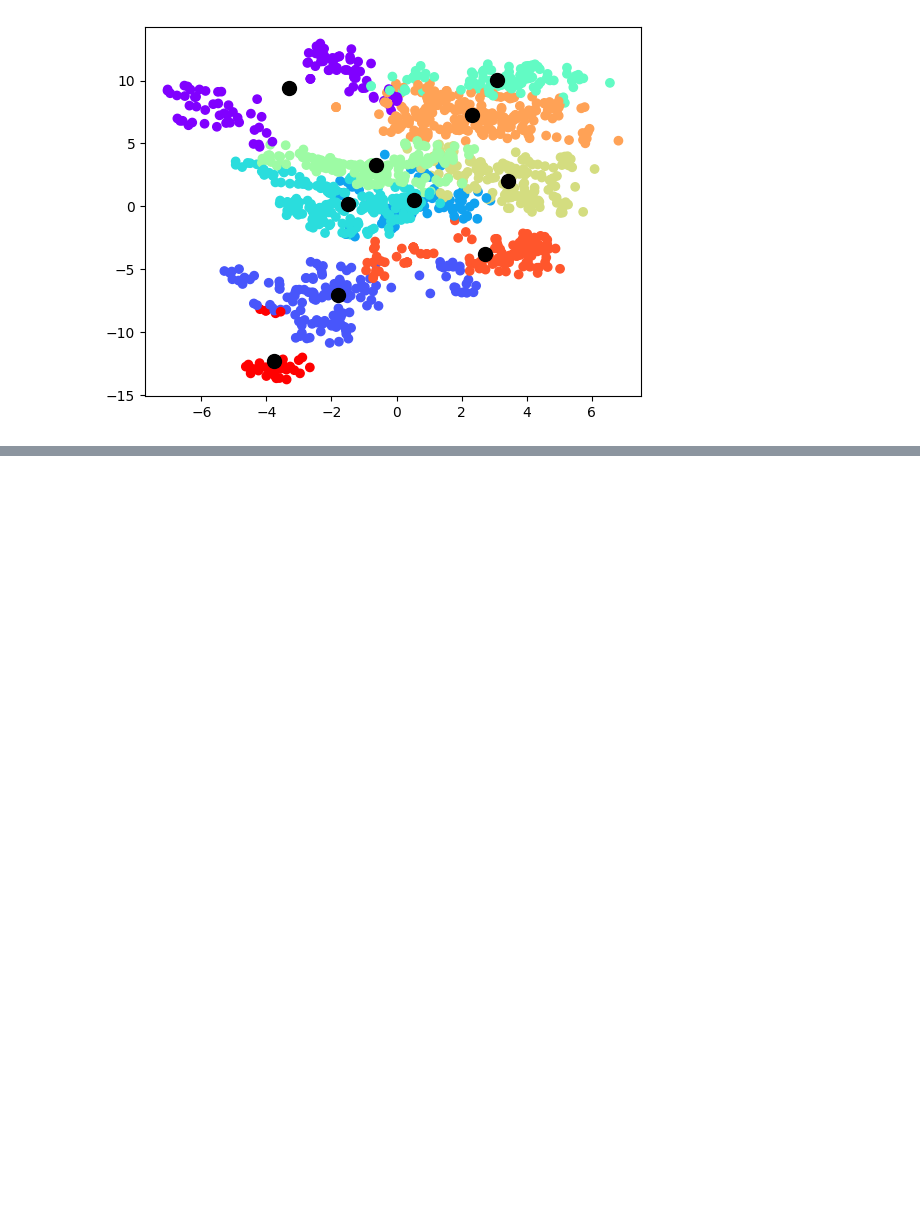
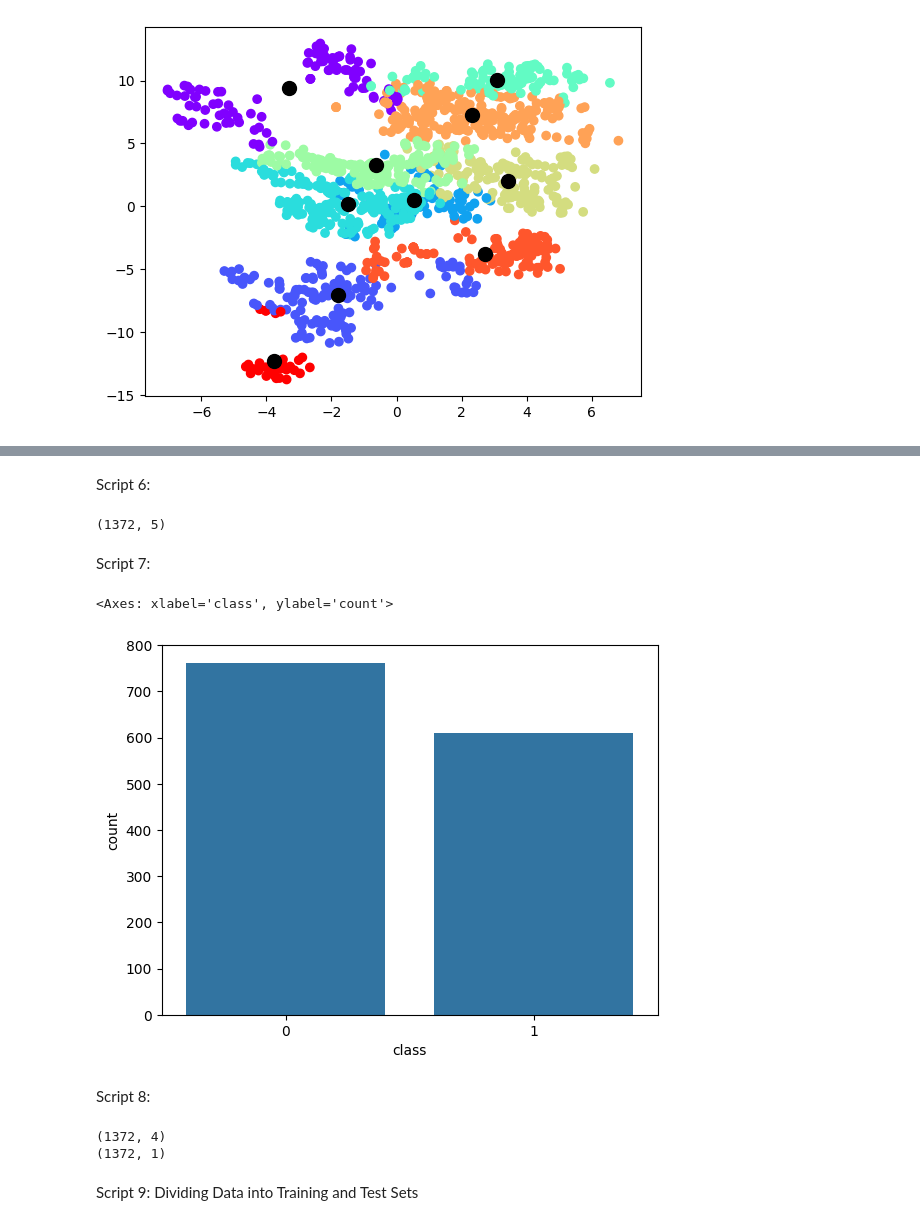
Before and after one commit to PabloBogg/Python_Machine_Learning_For_Beginners, a Jupyter notebook: Python.ipynb, the cells around one changed output, grey strips where cells are left out. Drawn from its saved outputs; the diff is of its cells as text; code cells hidden in the pictures; blank space fills up the shorter version.

```diff
--- a/Python.ipynb
+++ b/Python.ipynb
@@ -3032,0 +3085,5 @@ plt.scatter(km_model.cluster_centers_[:,0],km_model.cluster_centers_[:,1],s=100,
+# %%
+#Importing the dataset
+
+#reading data from csv file
+banknote_data=pd.read_csv('banknote.csv')
@@ -3032,0 +3103,32 @@ plt.scatter(km_model.cluster_centers_[:,0],km_model.cluster_centers_[:,1],s=100,
+# %% [markdown]
+Script 6:
+# %%
+#Let’s see the shape of our dataset
+
+banknote_data.shape
+# %% [output]
+(1372, 5)
+# %% [markdown]
+Script 7:
+# %%
+#Let’s plot a count plot to see the distribution of data with respect to the values in the class that we want to predict.
+
+sns.countplot(x='class', data=banknote_data)
+# %% [output]
+<Axes: xlabel='class', ylabel='count'>
+[figure, added]
+# %% [markdown]
+Script 8:
+# %%
+#Let’s divide our data into features and target labels.
+
+x=banknote_data.drop(['class'],axis=1)
+y=banknote_data[['class']].values
+
+print(x.shape)
+print(y.shape)
+# %% [output]
+(1372, 4)
+(1372, 1)
+# %% [markdown]
+Script 9: Dividing Data into Training and Test Sets
```
Also changed, not shown: parts of 28 cells of this notebook.
